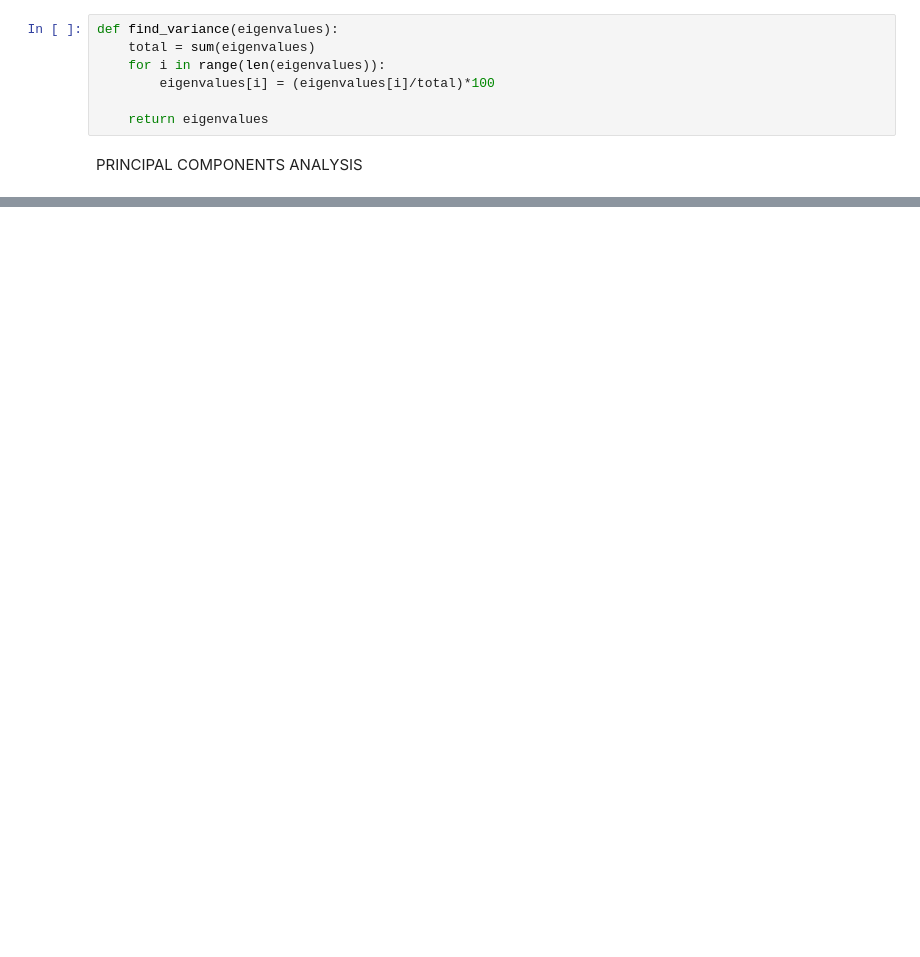
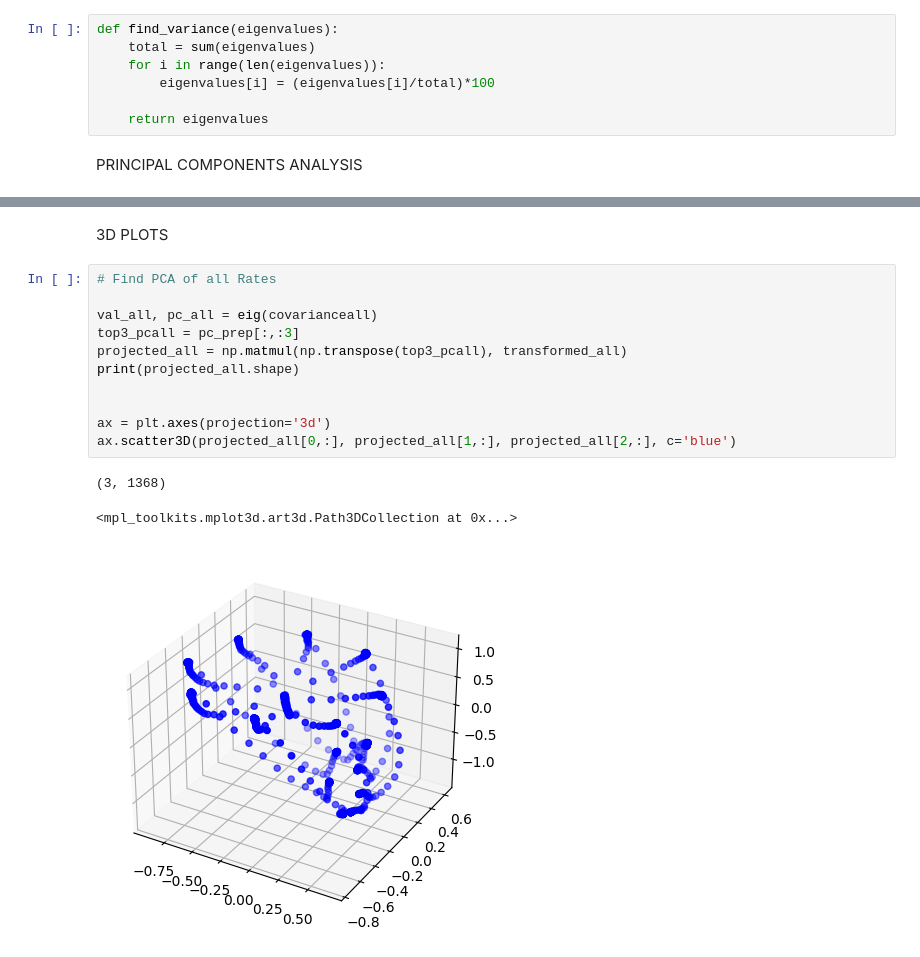
Before and after one commit to ryanling777/GlaserRNN, a Jupyter notebook: modular_rnn/speed_analysis.ipynb, the cells around one changed output, grey strips where cells are left out. Drawn from its saved outputs; the diff is of its cells as text; blank space fills up the shorter version.

```diff
--- a/modular_rnn/speed_analysis.ipynb
+++ b/modular_rnn/speed_analysis.ipynb
@@ -131,0 +464,17 @@ plt.show()
+# %% [markdown]
+3D PLOTS
+# %%
+# Find PCA of all Rates
+
+val_all, pc_all = eig(covarianceall)
+top3_pcall = pc_prep[:,:3]
+projected_all = np.matmul(np.transpose(top3_pcall), transformed_all)
+print(projected_all.shape)
+
+
+ax = plt.axes(projection='3d')
+ax.scatter3D(projected_all[0,:], projected_all[1,:], projected_all[2,:], c='blue')
+# %% [output]
+(3, 1368)
+<mpl_toolkits.mplot3d.art3d.Path3DCollection at 0x...>
+[figure, added]
```
Also changed, not shown: parts of 30 cells of this notebook, 15 other files.
